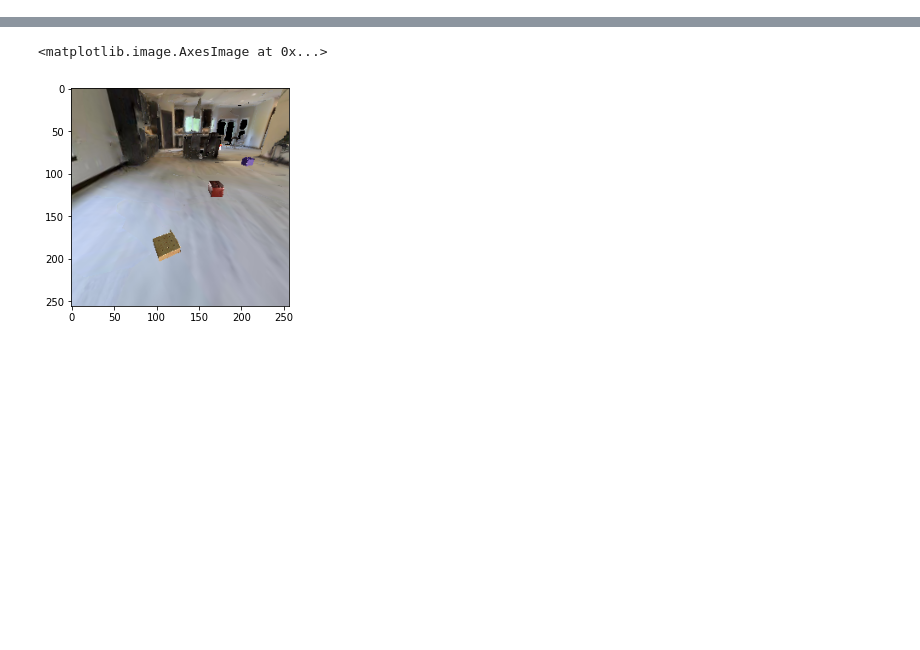
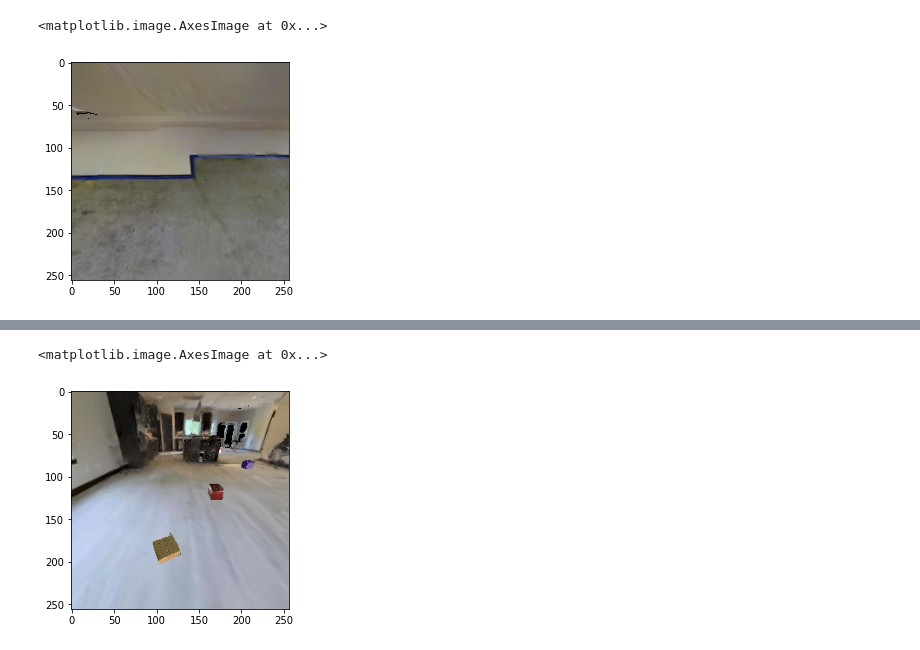
Before and after one commit to dexter1691/habitat-api, a Jupyter notebook: notebooks/test_grab_action.ipynb, the cells around one changed output, grey strips where cells are left out. Cells and saved outputs as stored; diff of their text form; code cells hidden in the pictures; blank space fills up the shorter version.

```diff
--- a/notebooks/test_grab_action.ipynb
+++ b/notebooks/test_grab_action.ipynb
@@ -104,3 +111,9 @@ plt.imshow(obs['rgb'])
+# %%
+obs = env.step(4)
+plt.imshow(obs['rgb'])
+# %% [output]
+<matplotlib.image.AxesImage at 0x...>
+[figure, added]
 # %%
 obs = env.step(1)
 plt.imshow(obs['rgb'])
```
Also changed, not shown: parts of 8 cells of this notebook, 5 other files.
